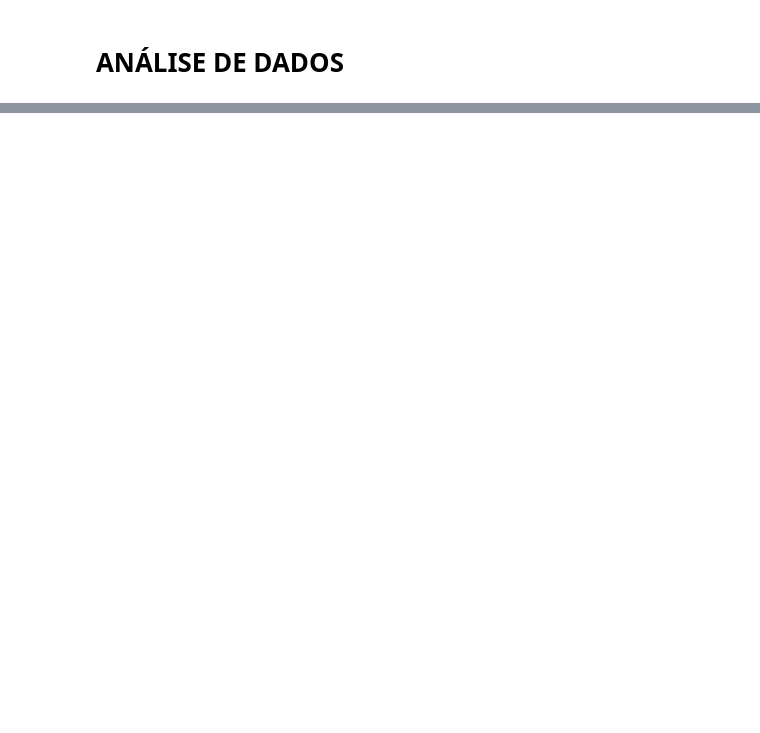
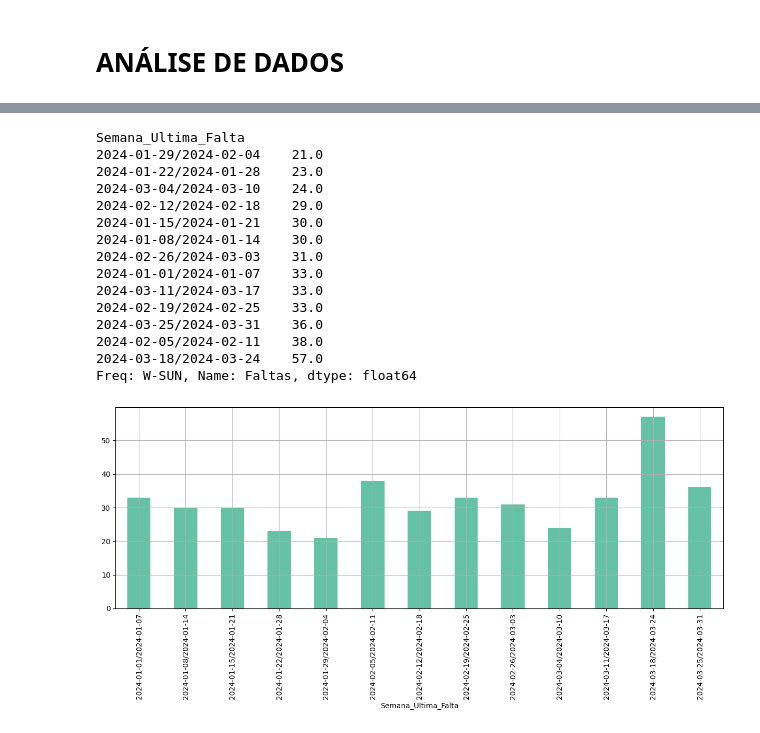
Before and after one commit to IIIgorMoura/PY-tratamento_analise_dados2, a Jupyter notebook: main.ipynb, the cells around one changed output, grey strips where cells are left out. Drawn from its saved outputs; the diff is of its cells as text; code cells hidden in the pictures; blank space fills up the shorter version.

```diff
--- a/main.ipynb
+++ b/main.ipynb
@@ -247,0 +333,28 @@ display(df[df['Faltas_Suspeitas'] == True])
+# %%
+# Semana com maior concentração de ausências
+df_falta['Semana_Ultima_Falta'] = df_falta['Data_Ultima_Falta'].dt.to_period('W')
+
+faltas_por_semana = df_falta.groupby('Semana_Ultima_Falta')['Faltas'].sum()
+
+# exibição de faltas por semana de forma CRESCENTE
+display(faltas_por_semana.sort_values())
+
+faltas_por_semana.plot(kind='bar', figsize=(15,5), colormap='Set2')
+plt.grid()
+# %% [output]
+Semana_Ultima_Falta
+2024-01-29/2024-02-04    21.0
+2024-01-22/2024-01-28    23.0
+2024-03-04/2024-03-10    24.0
+2024-02-12/2024-02-18    29.0
+2024-01-15/2024-01-21    30.0
+2024-01-08/2024-01-14    30.0
+2024-02-26/2024-03-03    31.0
+2024-01-01/2024-01-07    33.0
+2024-03-11/2024-03-17    33.0
+2024-02-19/2024-02-25    33.0
+2024-03-25/2024-03-31    36.0
+2024-02-05/2024-02-11    38.0
+2024-03-18/2024-03-24    57.0
+Freq: W-SUN, Name: Faltas, dtype: float64
+[figure, added]
```
Also changed, not shown: parts of 9 cells of this notebook.
